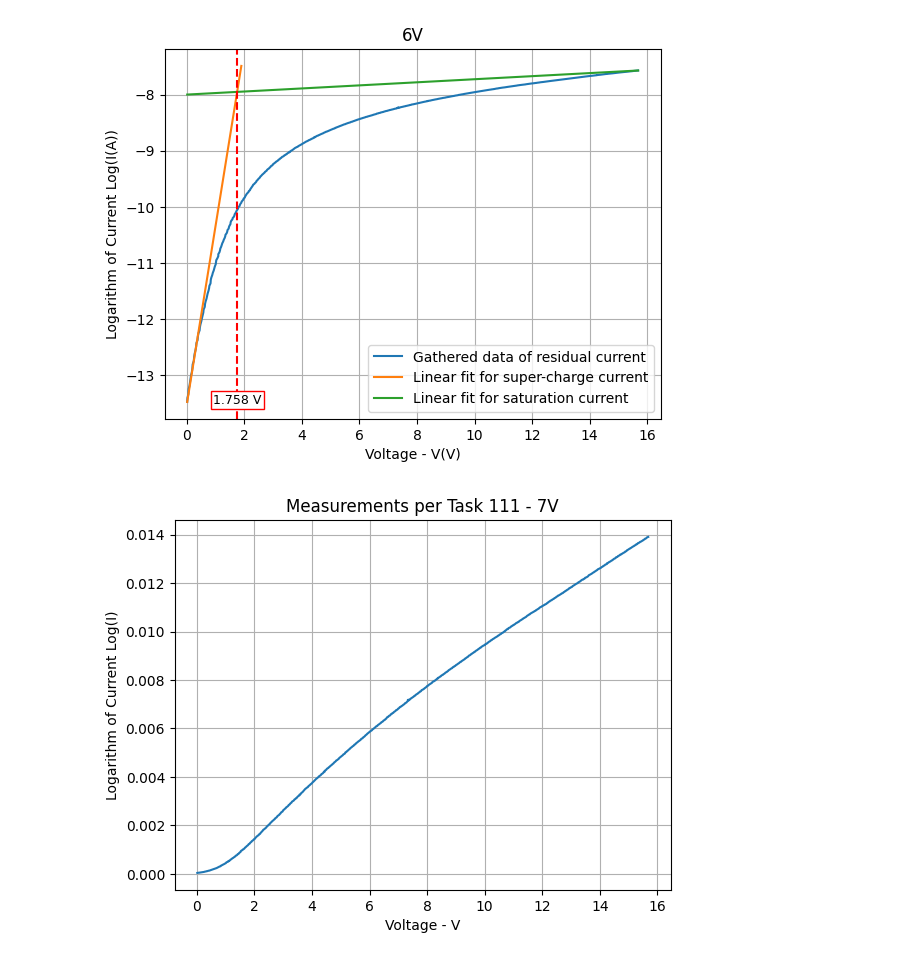
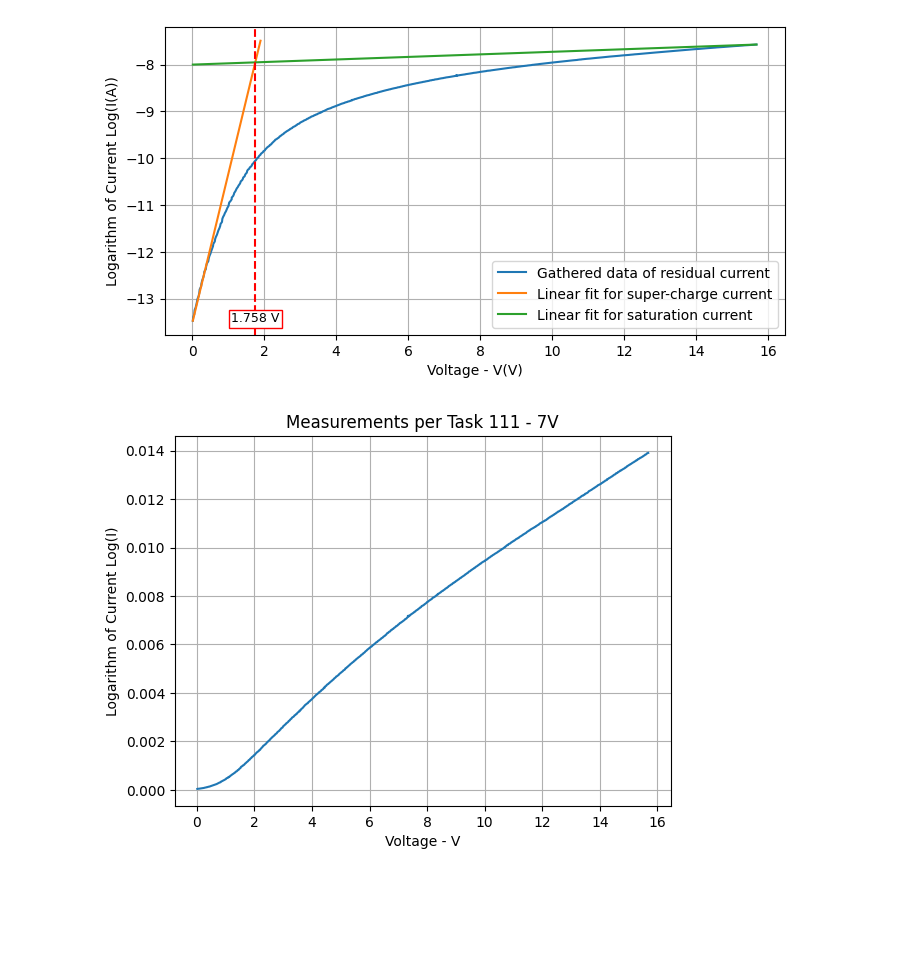
Before and after one commit to N0rt0N7/General-workspace, a Jupyter notebook: Frank-Hertz/Task111.ipynb, the cells around one changed output. Saved outputs shown, nothing was run; the diff lists cells and outputs as text; code cells hidden in the pictures; blank space fills up the shorter version.

Commit message:
T111 latex graphs

```diff
--- a/Frank-Hertz/Task111.ipynb
+++ b/Frank-Hertz/Task111.ipynb
@@ -1,6 +1,9 @@
 # %%
+#6V
 import numpy as np
 import matplotlib.pyplot as plt
+
+plt.figure(figsize=(8, 4))
 
 data = np.loadtxt('2024-05-07-task111-6v.txt')
 
@@ -16,35 +19,34 @@ x2 = 0.25
 y2 = np.log(np.divide(7.92000e-005, 27))
 
 m1 = np.divide((y2 - y1),(x2 - x1))
 b1 = y1 - m1 * x1
 x1_val = np.linspace(0.02,1.9,1000)
 y1_val = (m1 * x1_val) + b1
 
 x3 = 15.6400
 y3 = np.log(np.divide(0.0138894,27))
 x4 = 15.6800
 y4 = np.log(np.divide(0.0139046,27))
 
 m2 = np.divide((y4 - y3),(x4 - x3))
 b2 = y3 - m2 * x3
 x2_val = np.linspace(0.02,15.68,1000)
 y2_val = (m2 * x2_val) + b2
 
 x_inter = 1.758
 
 plt.plot(x, y_Rlog, label= 'Gathered data of residual current')
 plt.plot(x1_val, y1_val, label='Linear fit for super-charge current')
 plt.plot(x2_val, y2_val, label='Linear fit for saturation current')
 plt.axvline(x_inter, color='r', linestyle='--')
 plt.text(x_inter, -13.5 , "1.758 V", color='black', fontsize=9, ha='center', bbox=dict(facecolor='white', edgecolor='red', boxstyle='square,pad=0.2'))
 plt.xlabel('Voltage - V(V)')
 plt.ylabel('Logarithm of Current Log(I(A))')
-plt.title('6V')
 plt.legend(loc="lower right")
 plt.grid(True)
 plt.show()
 # %% [output]
-[figure, old version]
+[figure, new version]
 # %%
 import numpy as np
 import matplotlib.pyplot as plt
```
Also changed, not shown: parts of 1 cell of this notebook.
